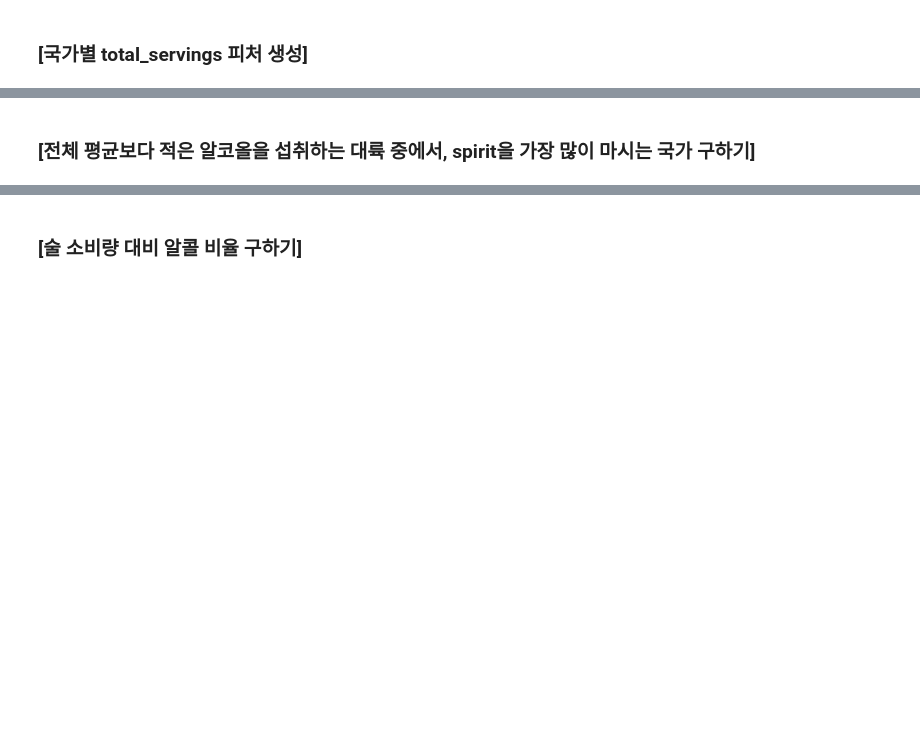
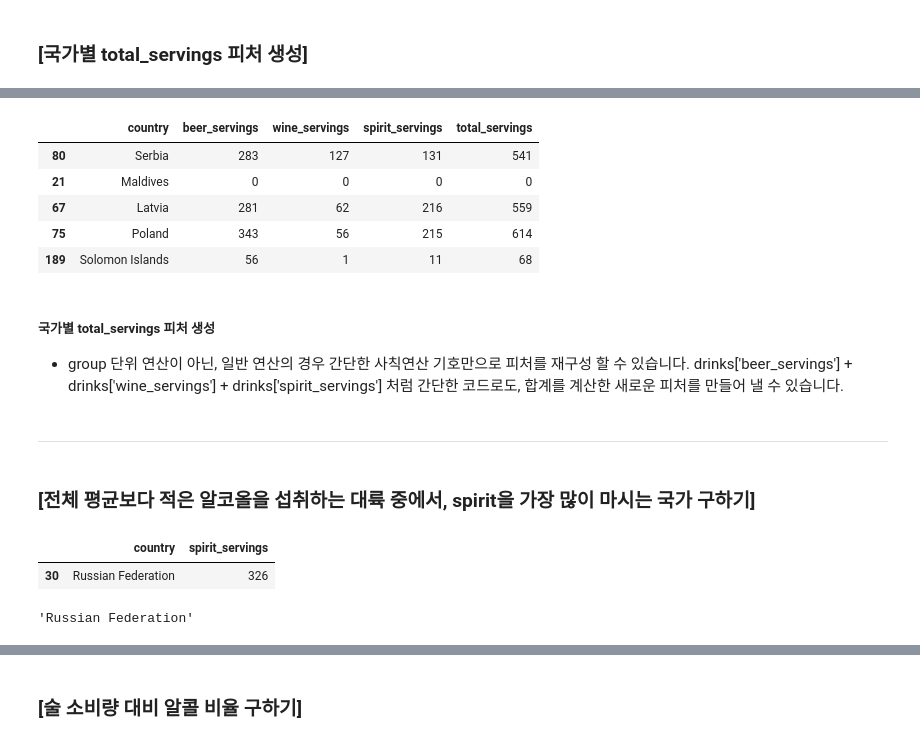
Before and after one commit to woodie38/learning_book, a Jupyter notebook: this_is_DA_with_Py/chapter1.ipynb, the cells around one changed output, grey strips where cells are left out. Drawn from its saved outputs; the diff is of its cells as text; code cells hidden in the pictures; blank space fills up the shorter version.

```diff
--- a/this_is_DA_with_Py/chapter1.ipynb
+++ b/this_is_DA_with_Py/chapter1.ipynb
@@ -708,2 +771,37 @@ drinks['continent'] = drinks['continent'].fillna('OT')
+# %%
+# 국가별 total_servings 피처를 만들어서 병합합니다.
+drinks['total_servings'] = drinks['beer_servings'] + drinks['wine_servings'] + drinks['spirit_servings']
+# 결과를 출력합니다.
+drinks[['country', 'beer_servings', 'wine_servings', 'spirit_servings', 'total_servings']].sample(5).head()
+# %% [output]
+|  | country | beer_servings | wine_servings | spirit_servings | total_servings |
+| 80 | Serbia | 283 | 127 | 131 | 541 |
+| 21 | Maldives | 0 | 0 | 0 | 0 |
+| 67 | Latvia | 281 | 62 | 216 | 559 |
+| 75 | Poland | 343 | 56 | 215 | 614 |
+| 189 | Solomon Islands | 56 | 1 | 11 | 68 |
+# %% [markdown]
+##### 국가별 total_servings 피처 생성
+- group 단위 연산이 아닌, 일반 연산의 경우 간단한 사칙연산 기호만으로 피처를 재구성 할 수 있습니다. drinks['beer_servings'] + drinks['wine_servings'] + drinks['spirit_servings'] 처럼 간단한 코드로도, 합계를 계산한 새로운 피처를 만들어 낼 수 있습니다.
+# %% [markdown]
+---
 # %% [markdown]
 ### [전체 평균보다 적은 알코올을 섭취하는 대륙 중에서, spirit을 가장 많이 마시는 국가 구하기]
+# %%
+# 전체 평균
+total_mean = drinks['total_litres_of_pure_alcohol'].mean()
+# 보다 적은 알코올 섭취 대륙
+continent_mean = drinks.groupby('continent').total_litres_of_pure_alcohol.mean()
+conti_under_mean = continent_mean[continent_mean <= total_mean].index.tolist()
+df_conti_under_mean = drinks.loc[drinks.continent.isin(conti_under_mean)]
+# spirit을 가장 많이 마시는 국가
+df_conti_under_mean[['country', 'spirit_servings']].sort_values('spirit_servings', ascending=False).head(1)
+# %% [output]
+|  | country | spirit_servings |
+| 30 | Russian Federation | 326 |
+# %%
+# 정답
+most_spirit_under_mean = df_conti_under_mean.loc[df_conti_under_mean['spirit_servings'].idxmax()]
+most_spirit_under_mean['country']
+# %% [output]
+'Russian Federation'
```
Also changed, not shown: parts of 19 cells of this notebook.
